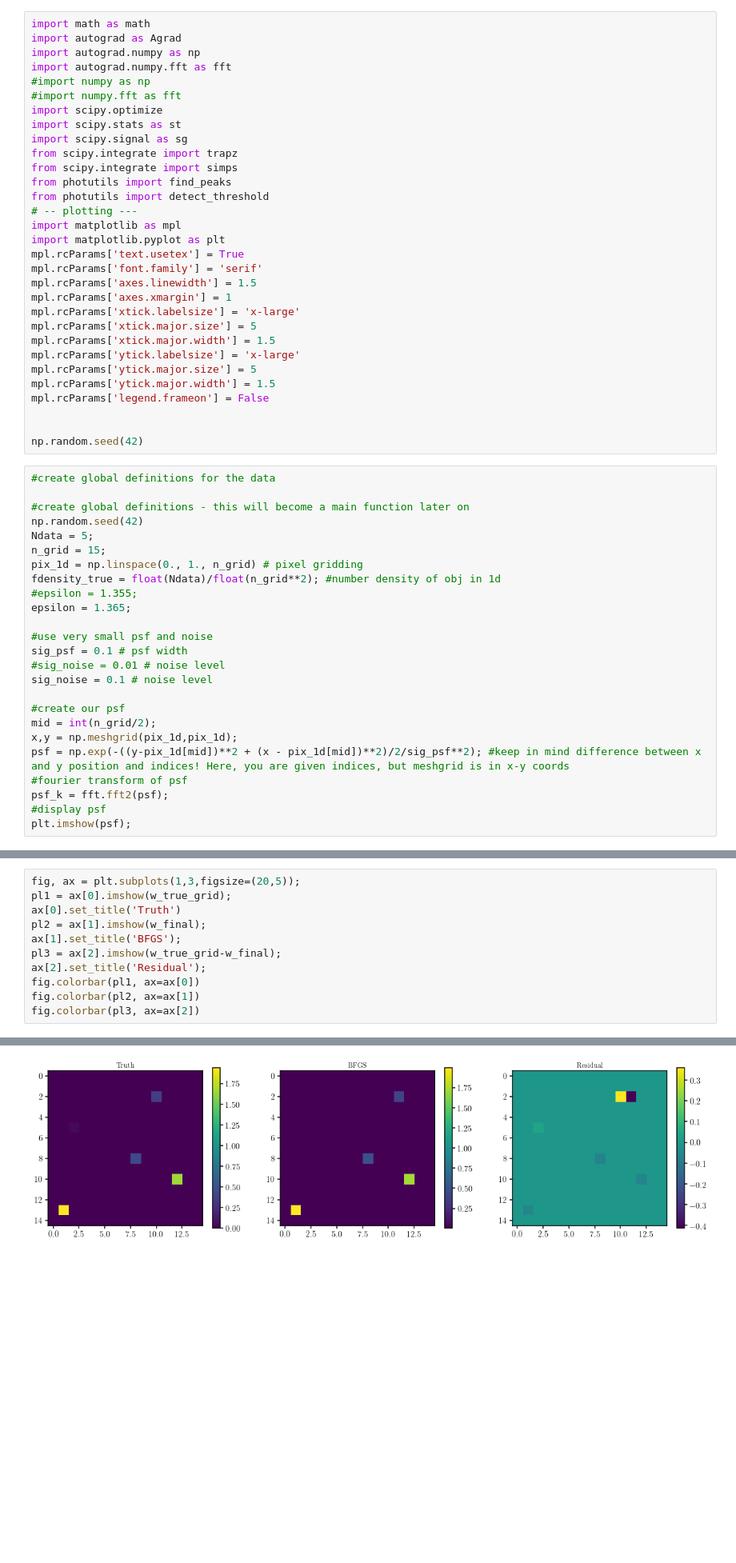
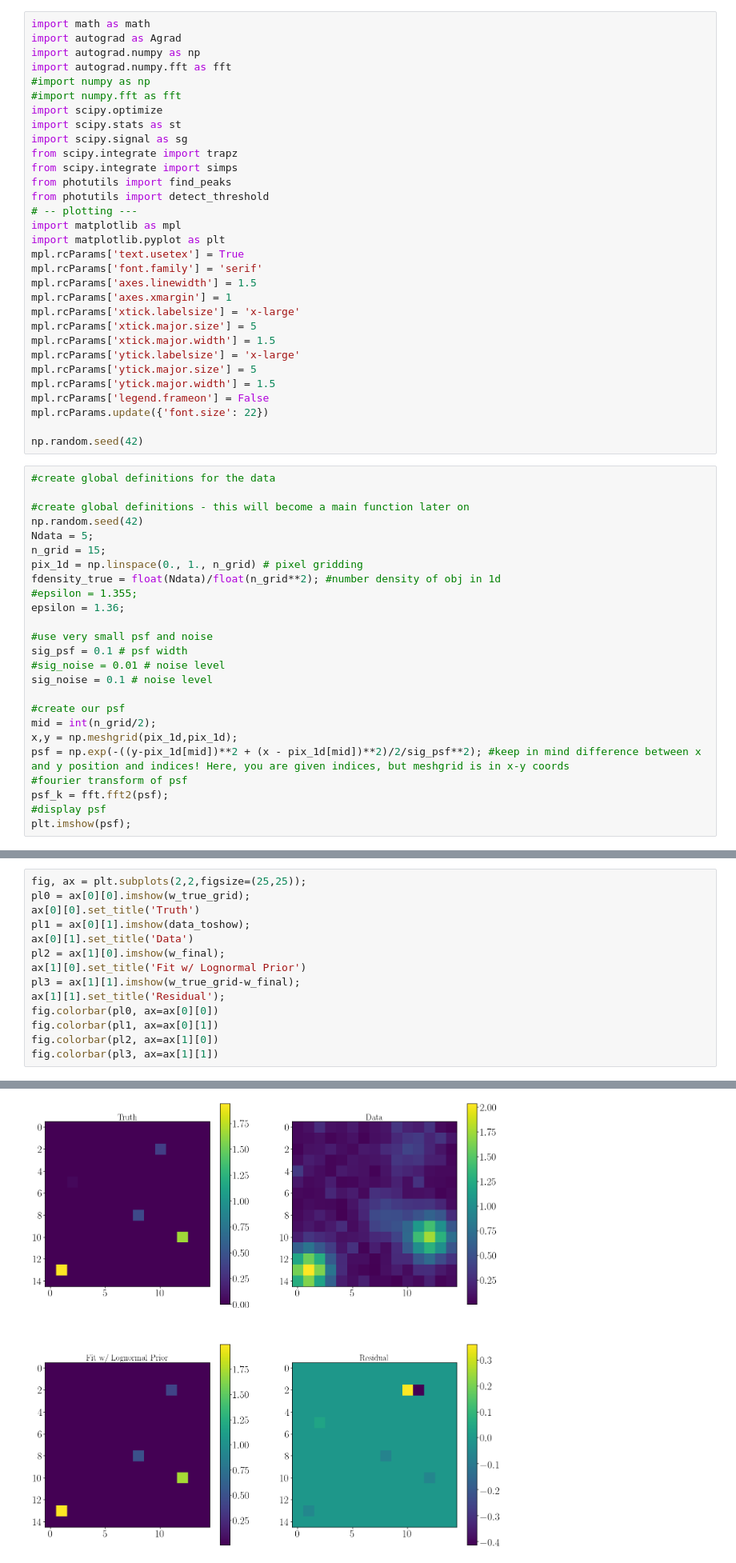
Before and after one commit to changhoonhahn/LocaHBay, a Jupyter notebook: sb/2d/logparam_lognorm.ipynb, the cells around one changed output, grey strips where cells are left out. Shown at 80% size. Saved outputs shown, nothing was run; the diff lists cells and outputs as text; blank space fills up the shorter version.

```diff
--- a/sb/2d/logparam_lognorm.ipynb
+++ b/sb/2d/logparam_lognorm.ipynb
@@ -26,7 +26,7 @@ mpl.rcParams['ytick.labelsize'] = 'x-large'
 mpl.rcParams['ytick.major.size'] = 5
 mpl.rcParams['ytick.major.width'] = 1.5
 mpl.rcParams['legend.frameon'] = False
-
+mpl.rcParams.update({'font.size': 22})
 
 np.random.seed(42)
 # %%
@@ -39,7 +39,7 @@ n_grid = 15;
 pix_1d = np.linspace(0., 1., n_grid) # pixel gridding
 fdensity_true = float(Ndata)/float(n_grid**2); #number density of obj in 1d
 #epsilon = 1.355;
-epsilon = 1.365;
+epsilon = 1.36;
 
 #use very small psf and noise
 sig_psf = 0.1 # psf width
@@ -284,14 +275,17 @@ Final Loss
 # %%
-fig, ax = plt.subplots(1,3,figsize=(20,5));
-pl1 = ax[0].imshow(w_true_grid);
-ax[0].set_title('Truth')
-pl2 = ax[1].imshow(w_final);
-ax[1].set_title('BFGS');
-pl3 = ax[2].imshow(w_true_grid-w_final);
-ax[2].set_title('Residual');
-fig.colorbar(pl1, ax=ax[0])
-fig.colorbar(pl2, ax=ax[1])
-fig.colorbar(pl3, ax=ax[2])
+fig, ax = plt.subplots(2,2,figsize=(25,25));
+pl0 = ax[0][0].imshow(w_true_grid);
+ax[0][0].set_title('Truth')
+pl1 = ax[0][1].imshow(data_toshow);
+ax[0][1].set_title('Data')
+pl2 = ax[1][0].imshow(w_final);
+ax[1][0].set_title('Fit w/ Lognormal Prior')
+pl3 = ax[1][1].imshow(w_true_grid-w_final);
+ax[1][1].set_title('Residual');
+fig.colorbar(pl0, ax=ax[0][0])
+fig.colorbar(pl1, ax=ax[0][1])
+fig.colorbar(pl2, ax=ax[1][0])
+fig.colorbar(pl3, ax=ax[1][1])
 # %% [output]
 <matplotlib.colorbar.Colorbar at 0x...>
-[figure, old version]
+[figure, new version]
```
Also changed, not shown: parts of 5 cells of this notebook.
